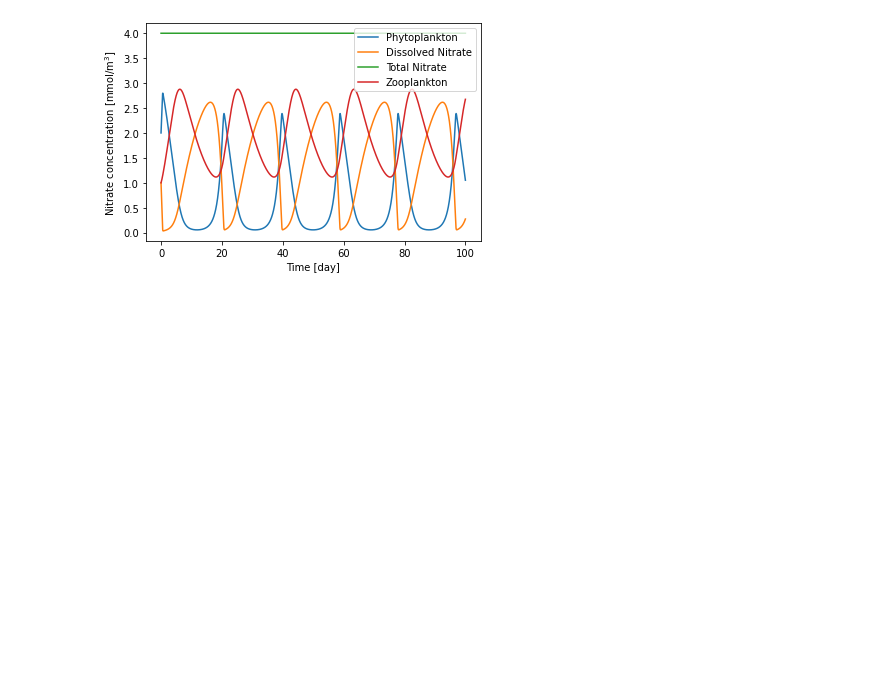
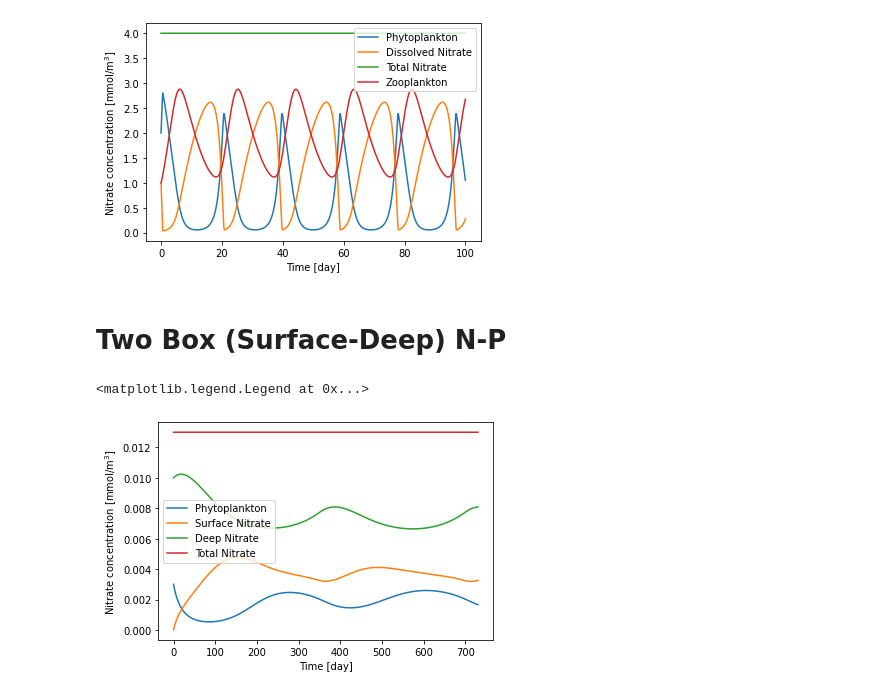
Before and after one commit to Xabier-Davila/GEOF_236, a Jupyter notebook: Exercise_NPZ_model.ipynb, the cells around one changed output. Drawn from its saved outputs; the diff is of its cells as text; code cells hidden in the pictures; blank space fills up the shorter version.

Commit message:
Add deep box and seasonal mixing

```diff
--- a/Exercise_NPZ_model.ipynb
+++ b/Exercise_NPZ_model.ipynb
@@ -149,3 +149,36 @@ plt.legend()
 # %% [output]
 <matplotlib.legend.Legend at 0x...>
 [figure]
+# %% [markdown]
+# Two Box (Surface-Deep) N-P
+# %%
+from NPZ_Model import eco_NP_deep # with seasonal mixing
+
+
+# Specify initial conditions for Phytoplankton (P_t0), Surface Nitrate (Ns_t0) and Deep Nitrate (Nd_t0)
+P_t0 = 0.003
+Ns_t0 = 0
+Nd_t0 = 0.01
+
+# Call the eco_NPZ model from NPZ_model module file
+
+seasons = True #False
+P, Ns, Nd, Total_N, time = eco_NP_deep(P_t0, Ns_t0, Nd_t0,seasons) # P = Phytoplankton, N = Dissolved Nitrate, Z= Zooplankton, Total_N = Total Nitrate
+
+
+%reload_ext autoreload
+%autoreload 2
+# %%
+#Plot figure
+plt.plot(time[:-1], P[:-1], label = 'Phytoplankton')
+plt.plot(time[:-1], Ns[:-1], label = 'Surface Nitrate')
+plt.plot(time[:-1], Nd[:-1], label = 'Deep Nitrate')
+plt.plot(time[:-1], Total_N[:-1],label = 'Total Nitrate')
+
+plt.xlabel('Time [day]')
+plt.ylabel('Nitrate concentration [mmol/m$^3$]')
+
+plt.legend()
+# %% [output]
+<matplotlib.legend.Legend at 0x...>
+[figure, added]
```
Also changed, not shown: parts of 1 cell of this notebook, 1 other file.
